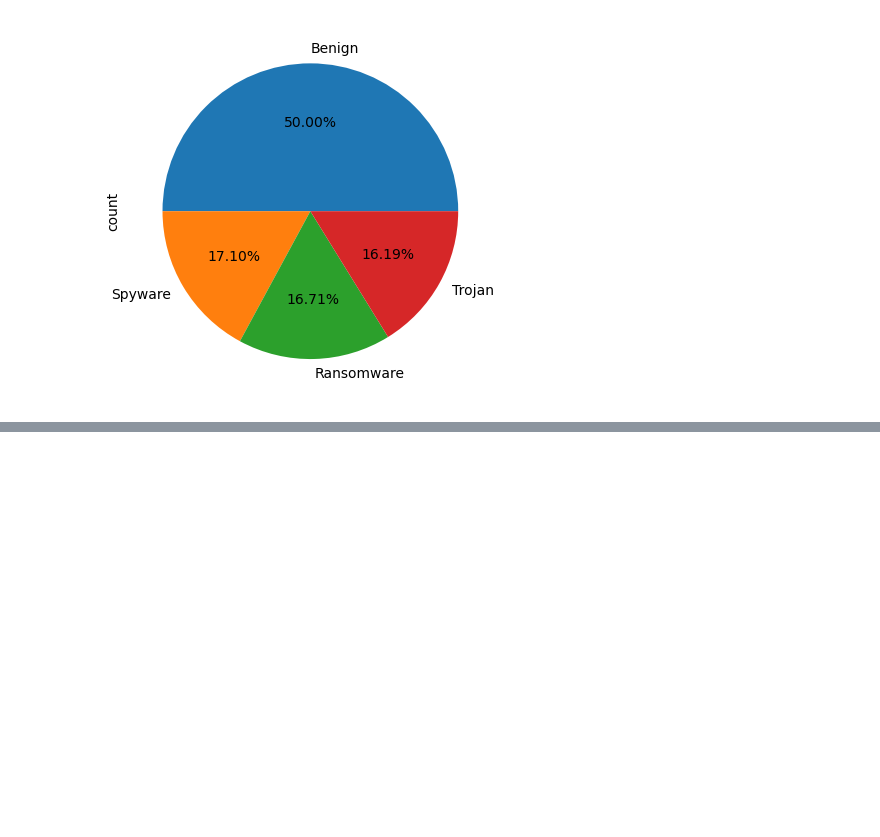
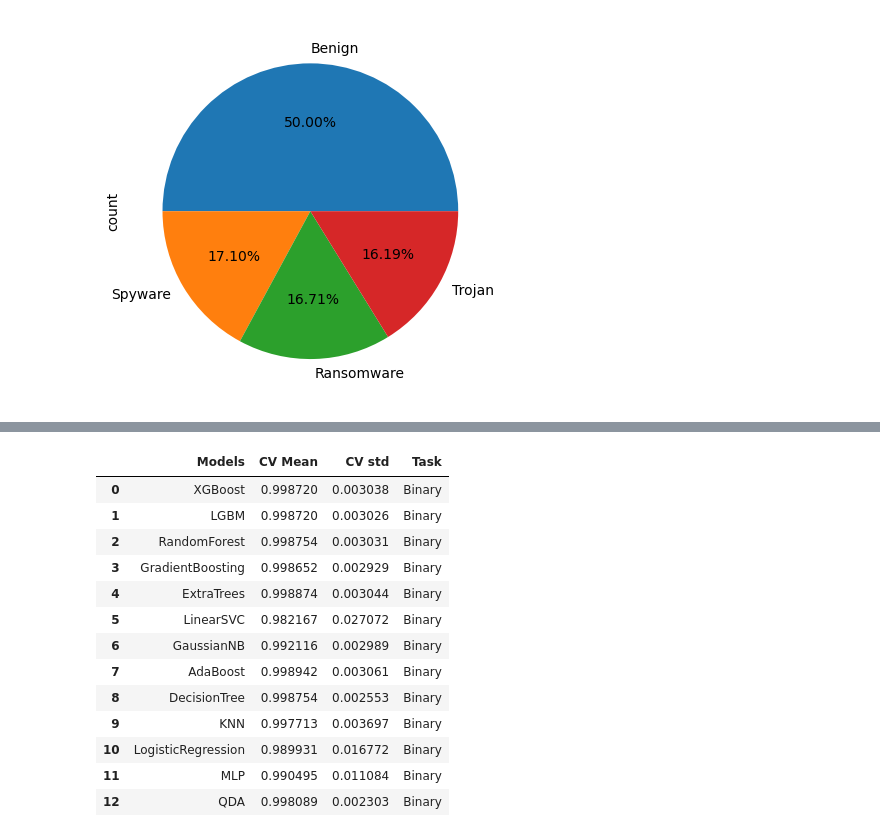
Before and after one commit to KlausKingsman/ML-Final, a Jupyter notebook: report.ipynb, the cells around one changed output, grey strips where cells are left out. Saved outputs shown, nothing was run; the diff lists cells and outputs as text; code cells hidden in the pictures; blank space fills up the shorter version.

```diff
--- a/report.ipynb
+++ b/report.ipynb
@@ -415,0 +416,29 @@ plt.show()
+# %%
+classifiers = [
+    ("XGBoost", xgb),
+    ("LGBM", lgbm),
+    ("RandomForest", rfc),
+    ("GradientBoosting", gbc),
+    ("ExtraTrees", etc),
+    ("LinearSVC", svc),
+    ("GaussianNB", gnb),
+    ("AdaBoost", ada),
+    ("DecisionTree", dtc),
+    ("KNN", knn),
+    ("LogisticRegression", lg),
+    ("MLP", mlp),
+    ("QDA", qda)
+]
+# %%
+
+cols = ["Models", "CV Mean", "CV std", "Task"]
+score_cv_bin = pd.DataFrame(columns=cols)
+for clf_name, clf in classifiers:
+    score = cross_val_score(clf, X, y_bin, cv=10,n_jobs=-1)
+    new_row = pd.DataFrame({
+        "Models" : [clf_name],
+        "CV Mean": [score.mean()],
+        "CV std" : [score.std()],
+        "Task" : ["Binary"]
+    })
+    score_cv_bin = pd.concat([score_cv_bin, new_row], ignore_index=True)
@@ -415,0 +480,17 @@ plt.show()
+# %%
+score_cv_bin
+# %% [output]
+|  | Models | CV Mean | CV std | Task |
+| 0 | XGBoost | 0.998720 | 0.003038 | Binary |
+| 1 | LGBM | 0.998720 | 0.003026 | Binary |
+| 2 | RandomForest | 0.998754 | 0.003031 | Binary |
+| 3 | GradientBoosting | 0.998652 | 0.002929 | Binary |
+| 4 | ExtraTrees | 0.998874 | 0.003044 | Binary |
+| 5 | LinearSVC | 0.982167 | 0.027072 | Binary |
+| 6 | GaussianNB | 0.992116 | 0.002989 | Binary |
+| 7 | AdaBoost | 0.998942 | 0.003061 | Binary |
+| 8 | DecisionTree | 0.998754 | 0.002553 | Binary |
+| 9 | KNN | 0.997713 | 0.003697 | Binary |
+| 10 | LogisticRegression | 0.989931 | 0.016772 | Binary |
+| 11 | MLP | 0.990495 | 0.011084 | Binary |
+| 12 | QDA | 0.998089 | 0.002303 | Binary |
```
Also changed, not shown: parts of 17 cells of this notebook, 2 other files.
